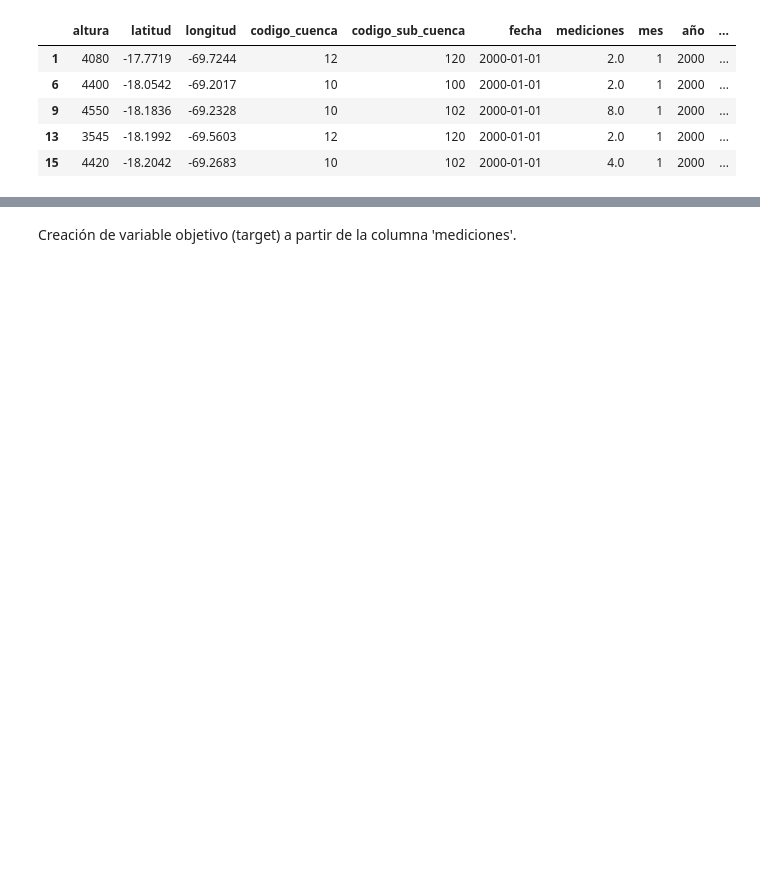
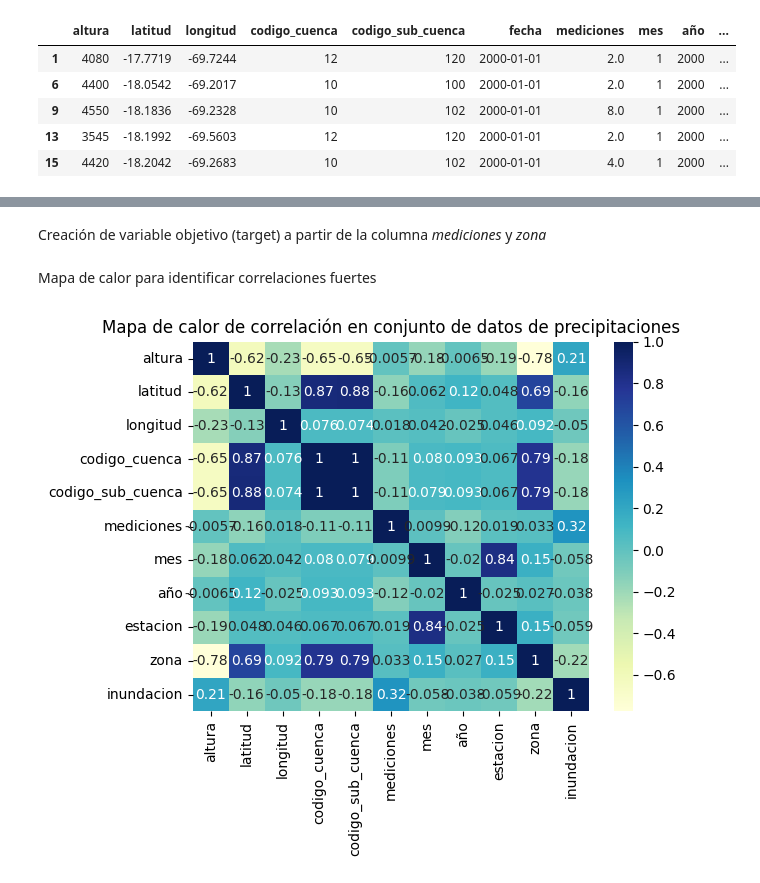
Before and after one commit to chernandezrojas1991/project-2-ml-precipitation-by-day-chile, a Jupyter notebook: project_2_ml_precipitation_by_day.ipynb, the cells around one changed output, grey strips where cells are left out. Drawn from its saved outputs; the diff is of its cells as text; code cells hidden in the pictures; blank space fills up the shorter version.

```diff
--- a/project_2_ml_precipitation_by_day.ipynb
+++ b/project_2_ml_precipitation_by_day.ipynb
@@ -275,14 +299,25 @@ df_precip_clean.head()
 # %% [markdown]
-Creación de variable objetivo (target) a partir de la columna 'mediciones'.
+Creación de variable objetivo (target) a partir de la columna *mediciones* y *zona*
 # %%
 def definir_inundacion(mediciones, zona):
-    if mediciones >= 10 and mediciones <= 20 and zona == 'norte':
+    if mediciones >= 10 and mediciones <= 20 and zona == 1:
         return 1
-    elif mediciones >= 50 and mediciones <= 100 and zona == 'centro':
+    elif mediciones >= 50 and mediciones <= 100 and zona == 2:
         return 1
-    elif mediciones >= 100 and mediciones <= 200 and zona == 'sur':
+    elif mediciones >= 100 and mediciones <= 200 and zona == 3:
         return 1
     else:
         return 0
 
 df_precip_clean['inundacion'] = df_precip_clean.apply(lambda row: definir_inundacion(row['mediciones'], row['zona']), axis=1)
+# %% [markdown]
+Mapa de calor para identificar correlaciones fuertes
+# %%
+#Crear matriz de correlación
+corr_matrix = df_precip_clean.corr()
+# %%
+sns.heatmap(corr_matrix, annot=True, cmap='YlGnBu')
+plt.title('Mapa de calor de correlación en conjunto de datos de precipitaciones')
+plt.show()
+# %% [output]
+[figure, added]
```
Also changed, not shown: parts of 21 cells of this notebook.
